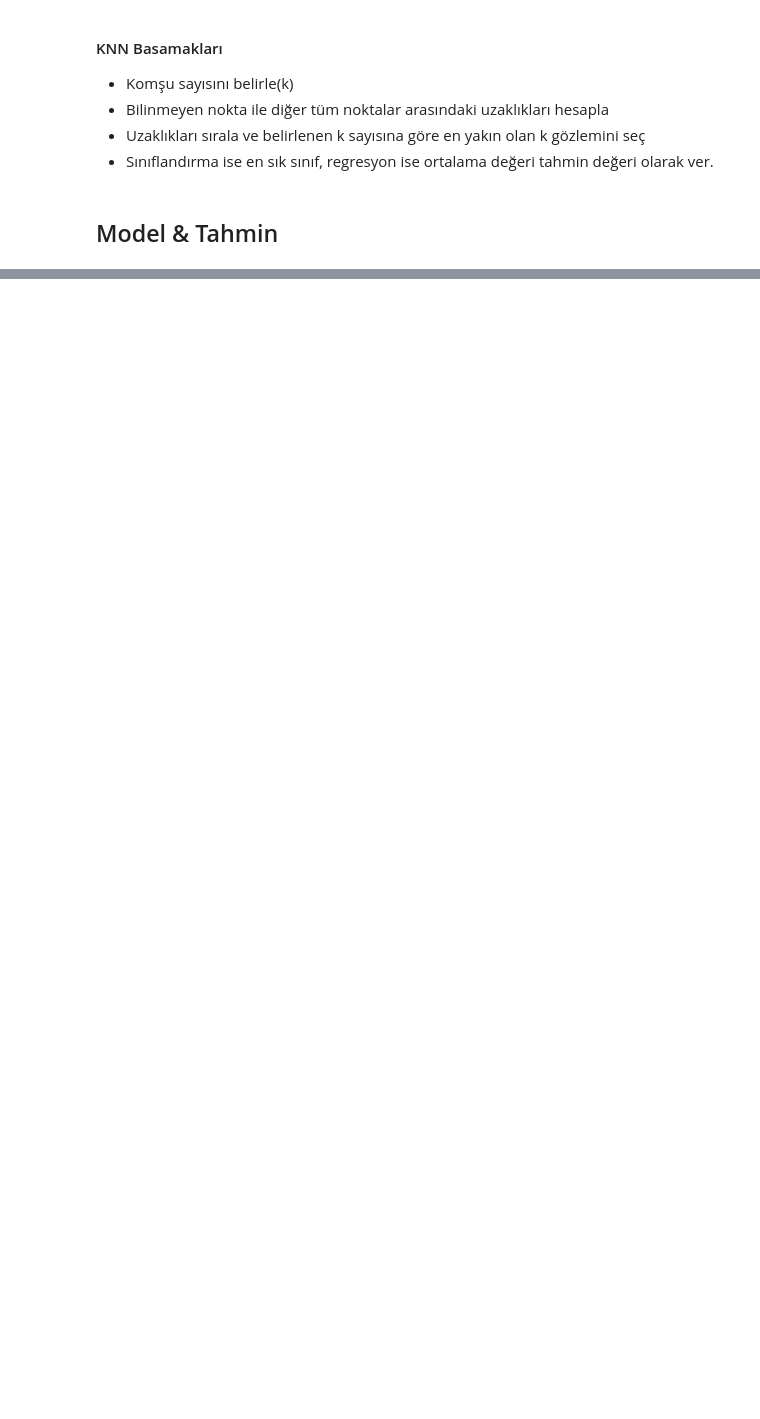
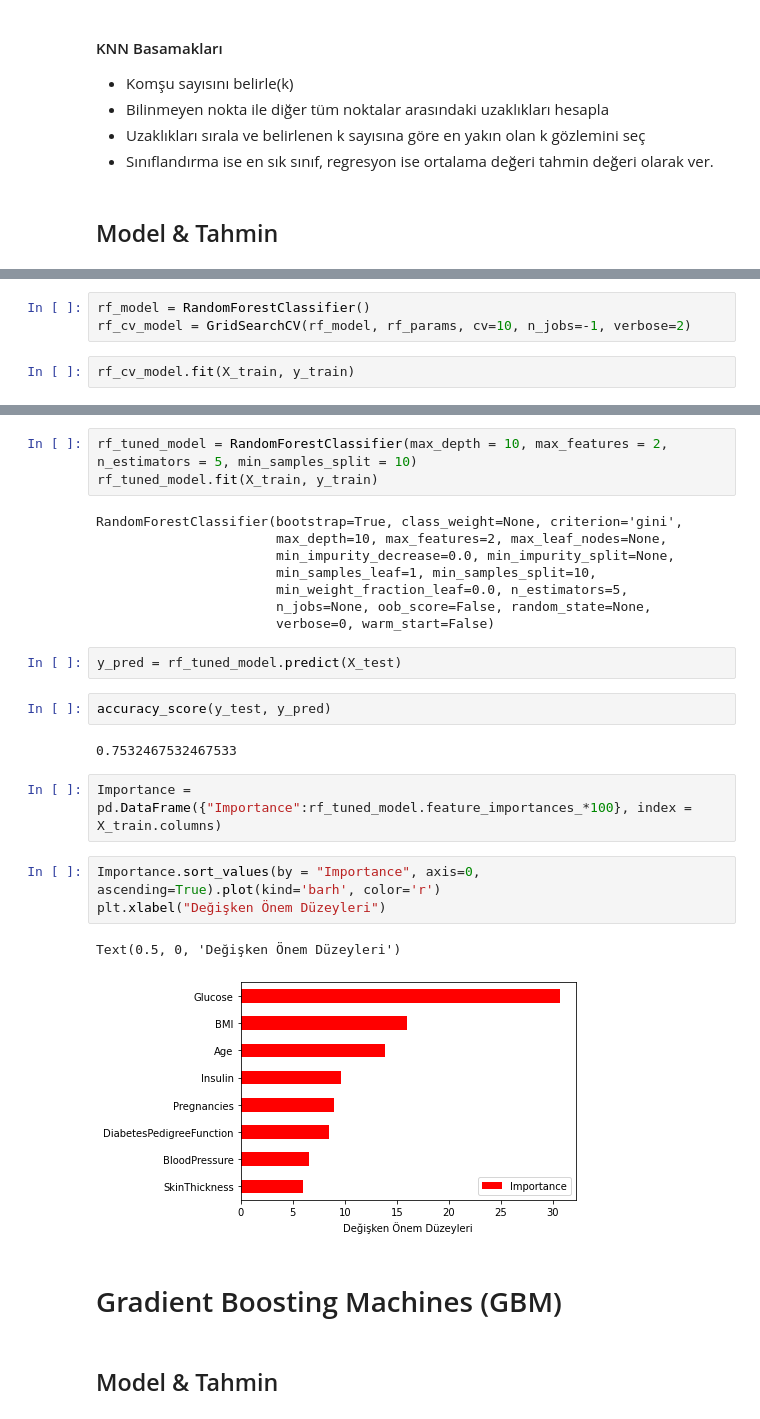
Before and after one commit to omercsx/Machine_Learning_Bootcamp, a Jupyter notebook: Machine Learning/classification.ipynb, the cells around one changed output, grey strips where cells are left out. Drawn from its saved outputs; the diff is of its cells as text; blank space fills up the shorter version.

```diff
--- a/Machine Learning/classification.ipynb
+++ b/Machine Learning/classification.ipynb
@@ -318,0 +778,5 @@ Tahminler gözlem benzerliğine göre yapılır.
+# %%
+rf_model = RandomForestClassifier()
+rf_cv_model = GridSearchCV(rf_model, rf_params, cv=10, n_jobs=-1, verbose=2)
+# %%
+rf_cv_model.fit(X_train, y_train)
@@ -318,0 +819,29 @@ Tahminler gözlem benzerliğine göre yapılır.
+# %%
+rf_tuned_model = RandomForestClassifier(max_depth = 10, max_features = 2, n_estimators = 5, min_samples_split = 10)
+rf_tuned_model.fit(X_train, y_train)
+# %% [output]
+RandomForestClassifier(bootstrap=True, class_weight=None, criterion='gini',
+                       max_depth=10, max_features=2, max_leaf_nodes=None,
+                       min_impurity_decrease=0.0, min_impurity_split=None,
+                       min_samples_leaf=1, min_samples_split=10,
+                       min_weight_fraction_leaf=0.0, n_estimators=5,
+                       n_jobs=None, oob_score=False, random_state=None,
+                       verbose=0, warm_start=False)
+# %%
+y_pred = rf_tuned_model.predict(X_test)
+# %%
+accuracy_score(y_test, y_pred)
+# %% [output]
+0.7532467532467533
+# %%
+Importance = pd.DataFrame({"Importance":rf_tuned_model.feature_importances_*100}, index = X_train.columns)
+# %%
+Importance.sort_values(by = "Importance", axis=0, ascending=True).plot(kind='barh', color='r')
+plt.xlabel("Değişken Önem Düzeyleri")
+# %% [output]
+Text(0.5, 0, 'Değişken Önem Düzeyleri')
+[figure, added]
+# %% [markdown]
+# Gradient Boosting Machines (GBM) <a id="gbm" />
+# %% [markdown]
+## Model & Tahmin <a id="gbm_model" />
```
Also changed, not shown: parts of 138 cells of this notebook, 4 other files.
